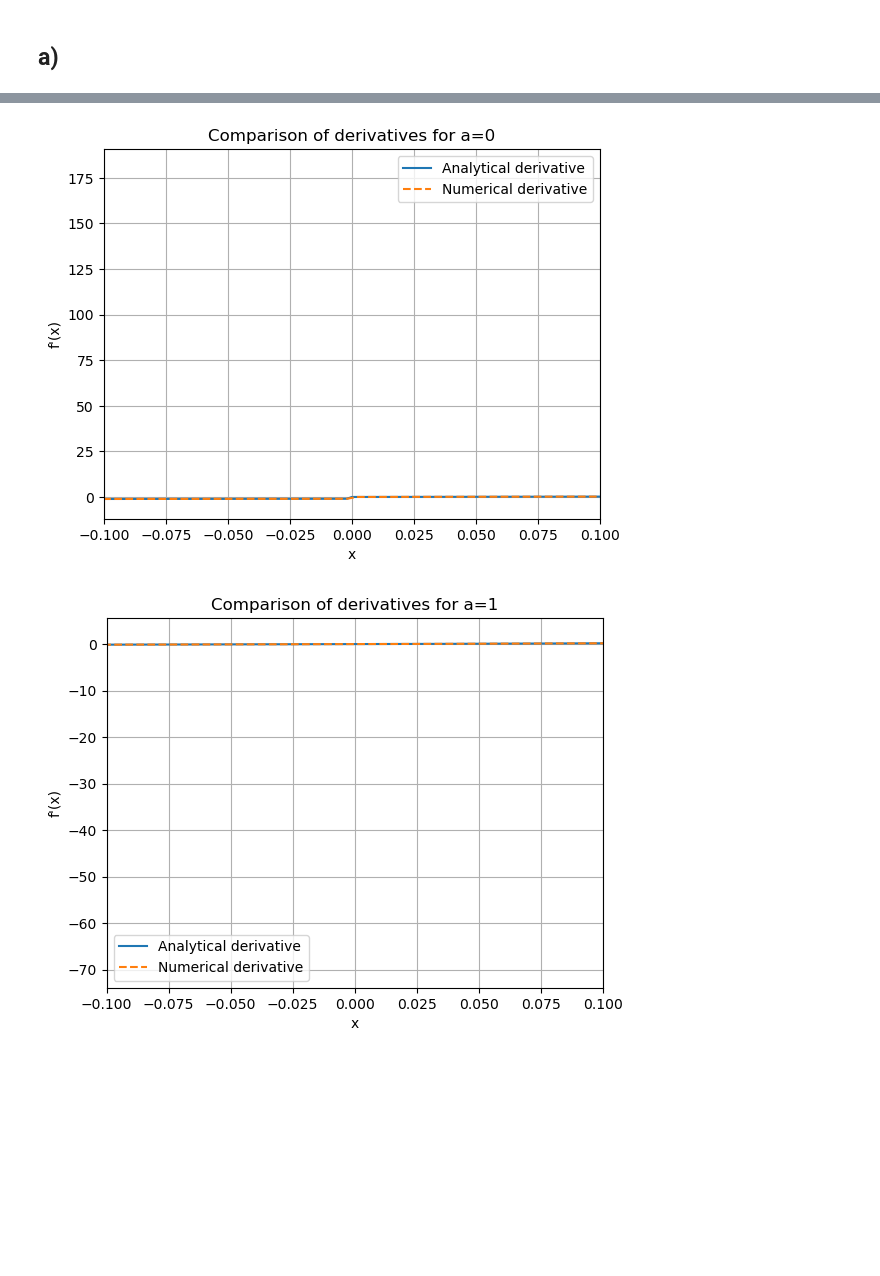
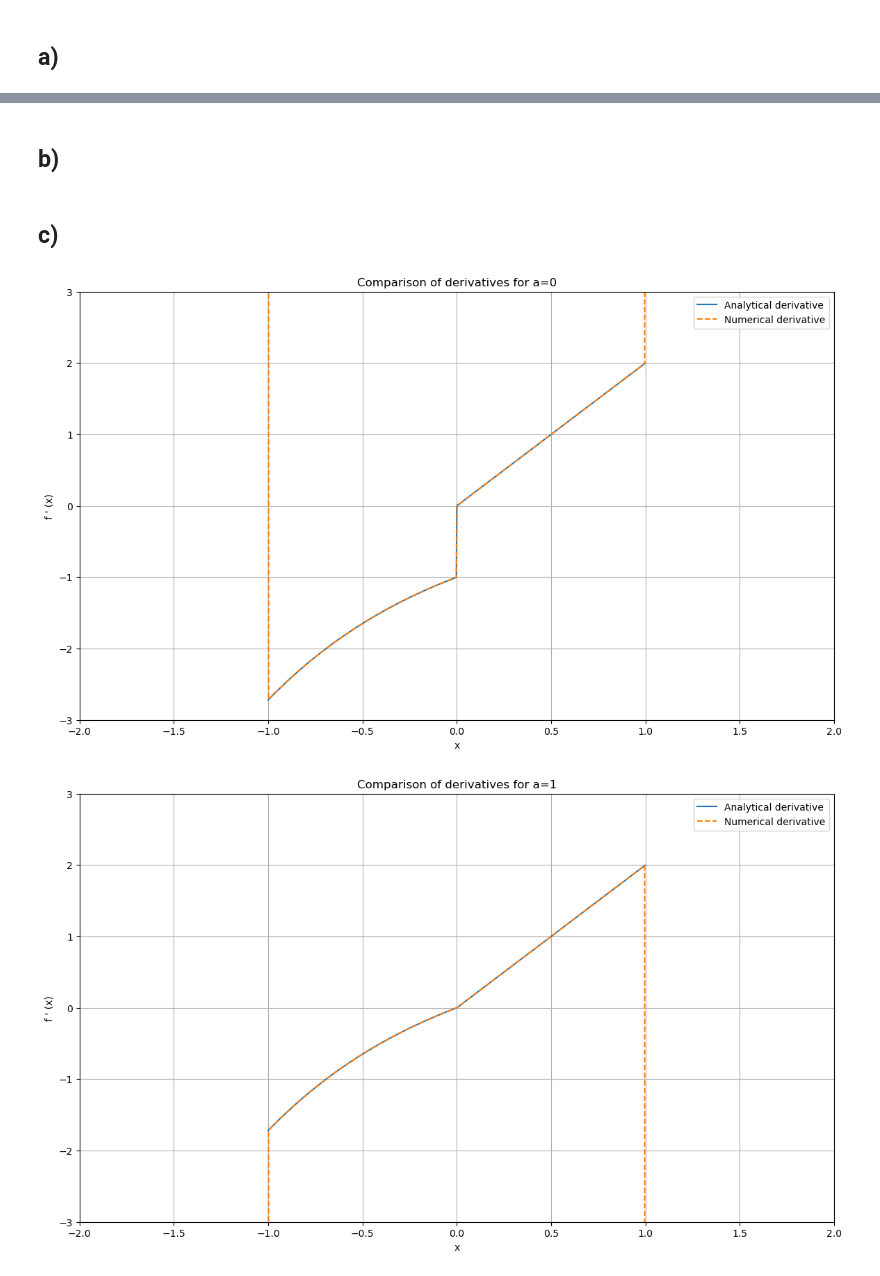
Before and after one commit to Katikistan/NumeP, a Jupyter notebook: week1/week1.ipynb, the cells around one changed output, grey strips where cells are left out. Cells and saved outputs as stored; diff of their text form; code cells hidden in the pictures; blank space fills up the shorter version.

```diff
--- a/week1/week1.ipynb
+++ b/week1/week1.ipynb
@@ -33,10 +32,10 @@ def second_order(fx, dx):
     return (np.roll(fx, -1) - np.roll(fx, 1)) / (2 * dx)
 
 def fourth_order(fx, dx):
-    return (-np.roll(fx, 2) + 8 * np.roll(fx, 1) - 8 * np.roll(fx, -1) + np.roll(fx, -2)) / (12 * dx)
+    return (np.roll(fx, -2) - np.roll(fx, 2) + 8 * np.roll(fx, -1) - 8 * np.roll(fx, 1)) / (12 * dx)
 
 def sixth_order(fx, dx):
-    return (np.roll(fx, 3) - 9 * np.roll(fx, 2) + 45 * np.roll(fx, 1) - 45 * np.roll(fx, -1) + 9 * np.roll(fx, -2) - np.roll(fx, -3)) / (60 * dx)
+    return (np.roll(fx, -3) - np.roll(fx, 3) + 9 * np.roll(fx, -2) - 9 * np.roll(fx, 2) + 45 * np.roll(fx, -1) - 45 * np.roll(fx, 1)) / (60 * dx)
 
 f_prime_second_order = second_order(fx, dx)
 f_prime_fourth_order = fourth_order(fx, dx)
@@ -103,6 +148,7 @@ for a in a_values:
     plt.title('f(x)')
     plt.xlabel('x')
     plt.ylabel('f(x)')
+    plt.grid(True)
     plt.legend()
 plt.show()
 
@@ -114,6 +160,7 @@ for a in a_values:
     plt.title("f'(x)")
     plt.xlabel('x')
     plt.ylabel("f ' (x)")
+    plt.grid(True)
     plt.legend()
 plt.show()
 # %% [output]
@@ -122,34 +169,29 @@ plt.show()
+# %% [markdown]
+## b)
+# %% [markdown]
+## c)
 # %%
-import numpy as np
-import matplotlib.pyplot as plt
+dx = x[1] - x[0]
+def central_second_order_finite_difference(fx,dx):
+    return (np.roll(fx, -1) - np.roll(fx, 1)) / (2 * dx)
 
-N = 1000
-x = np.linspace(-1, 1, N, endpoint=False)
-dx = x[1] - x[0]
+for a in a_values:
+    f_prime_analytical = f_prime(x, a)
 
-# Values of a to test
-a_values = [0, 1, 2]
+    f_values = f(x, a)
+    f_prime_numerical = second_order(f_values, dx)
 
-# Central difference scheme for second order derivative
-def central_diff(f, dx):
-    return (np.roll(f, -1) - np.roll(f, 1)) / (2 * dx)
-
-# Plot results
-for a in a_values:
-    f_values = f(x, a)
-    f_prime_analytical = f_prime(x, a)
-    f_prime_numerical = central_diff(f_values, dx)
-
-    plt.figure()
+    plt.figure(figsize=(14, 8))
     plt.plot(x, f_prime_analytical, label='Analytical derivative')
     plt.plot(x, f_prime_numerical, label='Numerical derivative', linestyle='--')
     plt.title(f'Comparison of derivatives for a={a}')
     plt.xlabel('x')
-    plt.ylabel('f\'(x)')
+    plt.ylabel("f ' (x)")
     plt.legend()
     plt.grid(True)
-    plt.xlim(-0.1, 0.1)  # Zoom in near x=0
+    plt.xlim(-2, 2)  # Zoom in near x=0
+    plt.ylim(-3, 3)
     plt.show()
 # %% [output]
-[figure, old version]
+[figure, new version]
-[figure, old version]
+[figure, new version]
```
Also changed, not shown: parts of 21 cells of this notebook.
